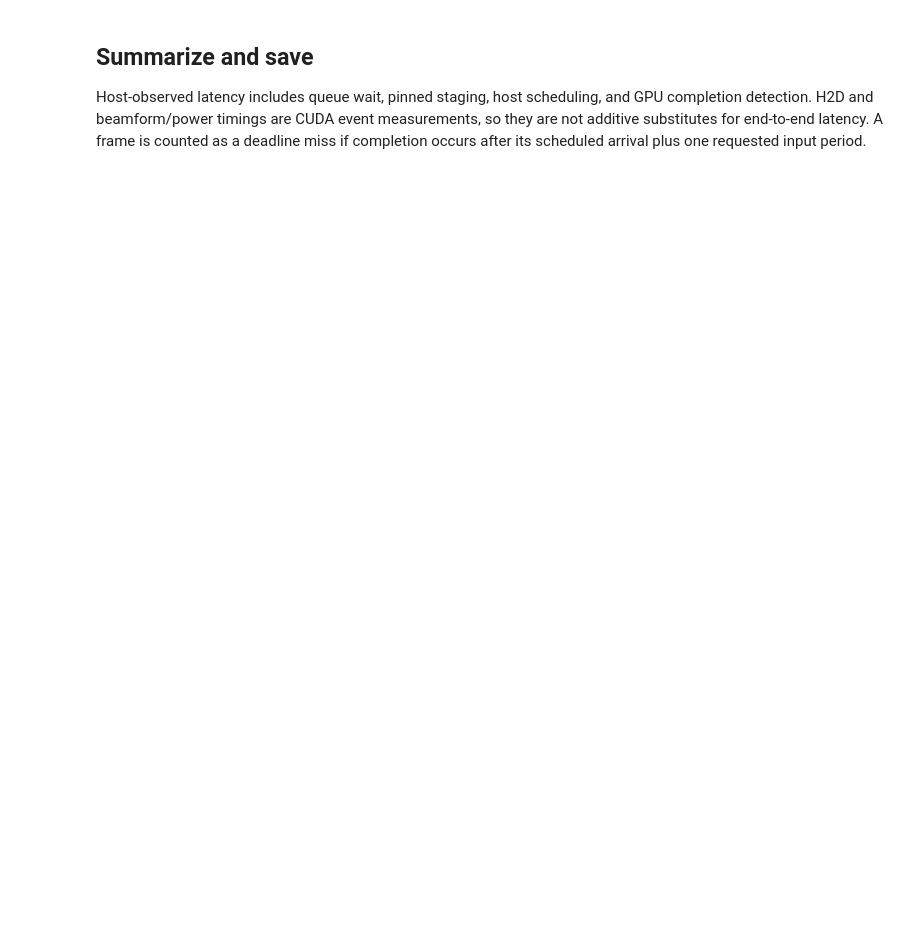
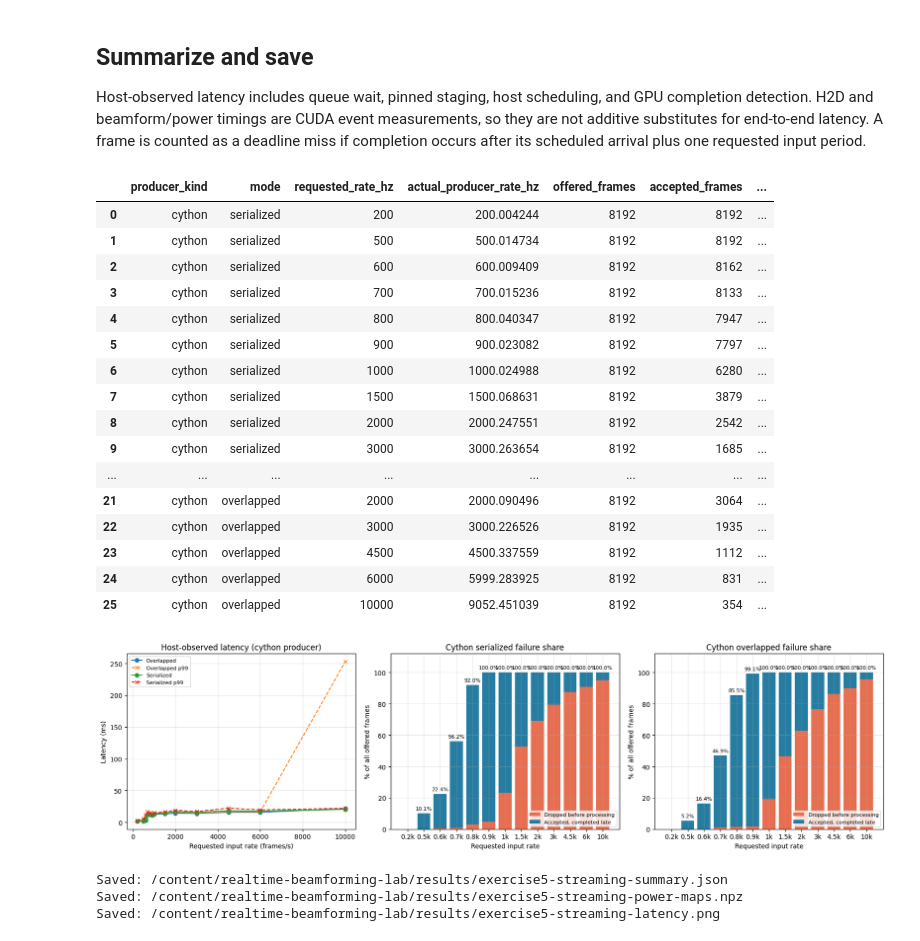
Before and after one commit to vickgidwani/realtime-beamforming-lab, a Jupyter notebook: exercises/05-streaming-tail-latency.ipynb, the cells around one changed output. Cells and saved outputs as stored; diff of their text form; code cells hidden in the pictures; blank space fills up the shorter version.

Commit message:
Add Exercise 5 batching follow-up

```diff
--- a/exercises/05-streaming-tail-latency.ipynb
+++ b/exercises/05-streaming-tail-latency.ipynb
@@ -25,8 +25,9 @@ import os
 import subprocess
 import sys
 
-CYCLES_PER_TRIAL = 64
-INPUT_RATES_HZ = (1_000, 3_000, 6_000, 10_000, 15_000)
+CYCLES_PER_TRIAL = 256
+MAIN_PRODUCER_KIND = "cython"
+INPUT_RATES_HZ = (200, 500, 600, 700, 800, 900, 1_000, 1_500, 2_000, 3_000, 4_500, 6_000, 10_000)
 QUEUE_CAPACITY = 8
 REPLAYED_PRF_HZ = 10_000
 POLL_INTERVAL_S = 0.0001
@@ -42,5 +43,6 @@ sys.path.insert(0, str(ROOT / "src"))
 
 print("Repository:", ROOT)
 print("Cycles per trial:", CYCLES_PER_TRIAL)
+print("Main sweep producer:", MAIN_PRODUCER_KIND)
 print("Offered rates (Hz):", INPUT_RATES_HZ)
 print("Queue capacity:", QUEUE_CAPACITY)
@@ -385,12 +568,14 @@ The run matrix is 2 pipeline modes × 5 requested input rates × 2,048 offered f
 _gpu_warmup()
 reference = run_ensemble(workload, geometry, batch_size=1)["power_doppler"]
 print("GPU warmup complete; reference ensemble shape:", reference.shape)
+_native_scheduler = _load_cython_scheduler()
+print("Cython scheduler compiled before the main sweep.")
 
 trial_results = []
 for _mode in ("serialized", "overlapped"):
     for _rate in INPUT_RATES_HZ:
-        print(f"Running {_mode} at {_rate:,} requested frames/s ...")
-        _result = run_trial(_mode, _rate)
+        print(f"Running {MAIN_PRODUCER_KIND} producer: {_mode} at {_rate:,} requested frames/s ...")
+        _result = run_trial(_mode, _rate, producer_kind=MAIN_PRODUCER_KIND)
         if _result["dropped_frames"] == 0 and _result["accepted_frames"] == replay_frames:
             _result["normalized_map"] = _result["power_map"] / CYCLES_PER_TRIAL
             _result["image_relative_rmse"] = float(
@@ -415,30 +618,42 @@ import matplotlib.pyplot as plt
 import pandas as pd
 
 summary_columns = [
-    "mode", "requested_rate_hz", "actual_producer_rate_hz", "accepted_frames",
-    "dropped_frames", "deadline_misses", "max_waiting_queue_depth",
+    "producer_kind", "mode", "requested_rate_hz", "actual_producer_rate_hz", "offered_frames",
+    "accepted_frames", "dropped_frames", "deadline_misses", "max_waiting_queue_depth",
     "latency_p50_ms", "latency_p95_ms", "latency_p99_ms", "latency_max_ms",
     "producer_lateness_p95_ms", "h2d_event_p50_ms",
     "gpu_beamform_power_p50_ms", "image_relative_rmse",
 ]
 summary_rows = [{key: result.get(key) for key in summary_columns} for result in trial_results]
 summary = pd.DataFrame(summary_rows)
+summary["dropped_pct_offered"] = 100 * summary["dropped_frames"] / summary["offered_frames"]
+summary["late_accepted_pct_offered"] = 100 * summary["deadline_misses"] / summary["offered_frames"]
+summary["on_time_pct_offered"] = 100 - summary["dropped_pct_offered"] - summary["late_accepted_pct_offered"]
 display(summary)
 
-fig, axes = plt.subplots(1, 3, figsize=(16, 4.5))
+fig, axes = plt.subplots(1, 3, figsize=(17, 4.7))
 for _mode, _group in summary.groupby("mode"):
     _group = _group.sort_values("requested_rate_hz")
     _label = _mode.capitalize()
     axes[0].plot(_group["requested_rate_hz"], _group["latency_p95_ms"], marker="o", label=_label)
     axes[0].plot(_group["requested_rate_hz"], _group["latency_p99_ms"], marker="x", linestyle="--", label=f"{_label} p99")
-    axes[1].plot(_group["requested_rate_hz"], _group["dropped_frames"], marker="o", label=_label)
-    axes[2].plot(_group["requested_rate_hz"], _group["deadline_misses"], marker="o", label=_label)
-axes[0].set(title="Host-observed frame latency", xlabel="Requested input rate (frames/s)", ylabel="Latency (ms)")
+axes[0].set(title=f"Host-observed latency ({MAIN_PRODUCER_KIND} producer)", xlabel="Requested input rate (frames/s)", ylabel="Latency (ms)")
 axes[0].legend(fontsize=8)
-axes[1].set(title="Dropped arrivals", xlabel="Requested input rate (frames/s)", ylabel="Frames dropped")
-axes[1].legend()
-axes[2].set(title="Deadline misses", xlabel="Requested input rate (frames/s)", ylabel="Accepted frames missing deadline")
-axes[2].legend()
+
+_failure_colors = {"dropped": "#e76f51", "late": "#277da1"}
+for _axis, _mode in zip(axes[1:], ("serialized", "overlapped")):
+    _group = summary[summary["mode"] == _mode].sort_values("requested_rate_hz")
+    _x = np.arange(len(_group))
+    _dropped = _group["dropped_pct_offered"].to_numpy()
+    _late = _group["late_accepted_pct_offered"].to_numpy()
+    _axis.bar(_x, _dropped, color=_failure_colors["dropped"], label="Dropped before processing")
+    _axis.bar(_x, _late, bottom=_dropped, color=_failure_colors["late"], label="Accepted, completed late")
+    _axis.set_xticks(_x, [f"{rate / 1000:g}k" for rate in _group["requested_rate_hz"]])
+    _axis.set(ylim=(0, 112), title=f"Cython {_mode} failure share", xlabel="Requested input rate", ylabel="% of all offered frames")
+    for _position, _total in zip(_x, _dropped + _late):
+        if _total > 0:
+            _axis.text(_position, _total + 1.5, f"{_total:.1f}%", ha="center", va="bottom", fontsize=8)
+    _axis.legend(fontsize=8, loc="lower right")
 for _axis in axes:
     _axis.grid(True, alpha=0.3)
 fig.tight_layout()
@@ -450,30 +665,53 @@ serializable_results = []
 power_maps = {}
 for _index, _result in enumerate(trial_results):
     _serializable = {key: value for key, value in _result.items() if key not in {"power_map", "normalized_map"}}
     serializable_results.append(_serializable)
     if _result["normalized_map"] is not None:
         _key = f"{_result['mode']}_{_result['requested_rate_hz']}Hz"
         power_maps[_key] = _result["normalized_map"].astype(np.float32)
 
 json_path = RESULTS_DIR / "exercise5-streaming-summary.json"
 json_path.write_text(json.dumps({
     "runtime": runtime_metadata,
     "dataset": workload.data_provenance,
     "configuration": {
         "cycles_per_trial": CYCLES_PER_TRIAL,
+        "producer_kind": MAIN_PRODUCER_KIND,
         "recorded_frame_count": frame_count,
         "replayed_frames_per_trial": replay_frames,
         "nominal_recorded_prf_hz": REPLAYED_PRF_HZ,
         "requested_rates_hz": list(INPUT_RATES_HZ),
         "queue_capacity": QUEUE_CAPACITY,
         "drop_policy": "drop newest when the waiting queue is full",
         "deadline": "scheduled arrival plus one requested input period",
         "nvtx_available": NVTX_AVAILABLE,
     },
     "results": serializable_results,
 }, indent=2))
 npz_path = RESULTS_DIR / "exercise5-streaming-power-maps.npz"
 np.savez_compressed(npz_path, **power_maps)
 print("Saved:", json_path)
 print("Saved:", npz_path)
 print("Saved:", latency_plot_path)
+# %% [output]
+|  | producer_kind | mode | requested_rate_hz | actual_producer_rate_hz | offered_frames | accepted_frames | ... |
+| 0 | cython | serialized | 200 | 200.004244 | 8192 | 8192 | ... |
+| 1 | cython | serialized | 500 | 500.014734 | 8192 | 8192 | ... |
+| 2 | cython | serialized | 600 | 600.009409 | 8192 | 8162 | ... |
+| 3 | cython | serialized | 700 | 700.015236 | 8192 | 8133 | ... |
+| 4 | cython | serialized | 800 | 800.040347 | 8192 | 7947 | ... |
+| 5 | cython | serialized | 900 | 900.023082 | 8192 | 7797 | ... |
+| 6 | cython | serialized | 1000 | 1000.024988 | 8192 | 6280 | ... |
+| 7 | cython | serialized | 1500 | 1500.068631 | 8192 | 3879 | ... |
+| 8 | cython | serialized | 2000 | 2000.247551 | 8192 | 2542 | ... |
+| 9 | cython | serialized | 3000 | 3000.263654 | 8192 | 1685 | ... |
+| ... | ... | ... | ... | ... | ... | ... | ... |
+| 21 | cython | overlapped | 2000 | 2000.090496 | 8192 | 3064 | ... |
+| 22 | cython | overlapped | 3000 | 3000.226526 | 8192 | 1935 | ... |
+| 23 | cython | overlapped | 4500 | 4500.337559 | 8192 | 1112 | ... |
+| 24 | cython | overlapped | 6000 | 5999.283925 | 8192 | 831 | ... |
+| 25 | cython | overlapped | 10000 | 9052.451039 | 8192 | 354 | ... |
+[figure, added]
+Saved: /content/realtime-beamforming-lab/results/exercise5-streaming-summary.json
+Saved: /content/realtime-beamforming-lab/results/exercise5-streaming-power-maps.npz
+Saved: /content/realtime-beamforming-lab/results/exercise5-streaming-latency.png
```
Also changed, not shown: parts of 16 cells of this notebook, 1 other file.
